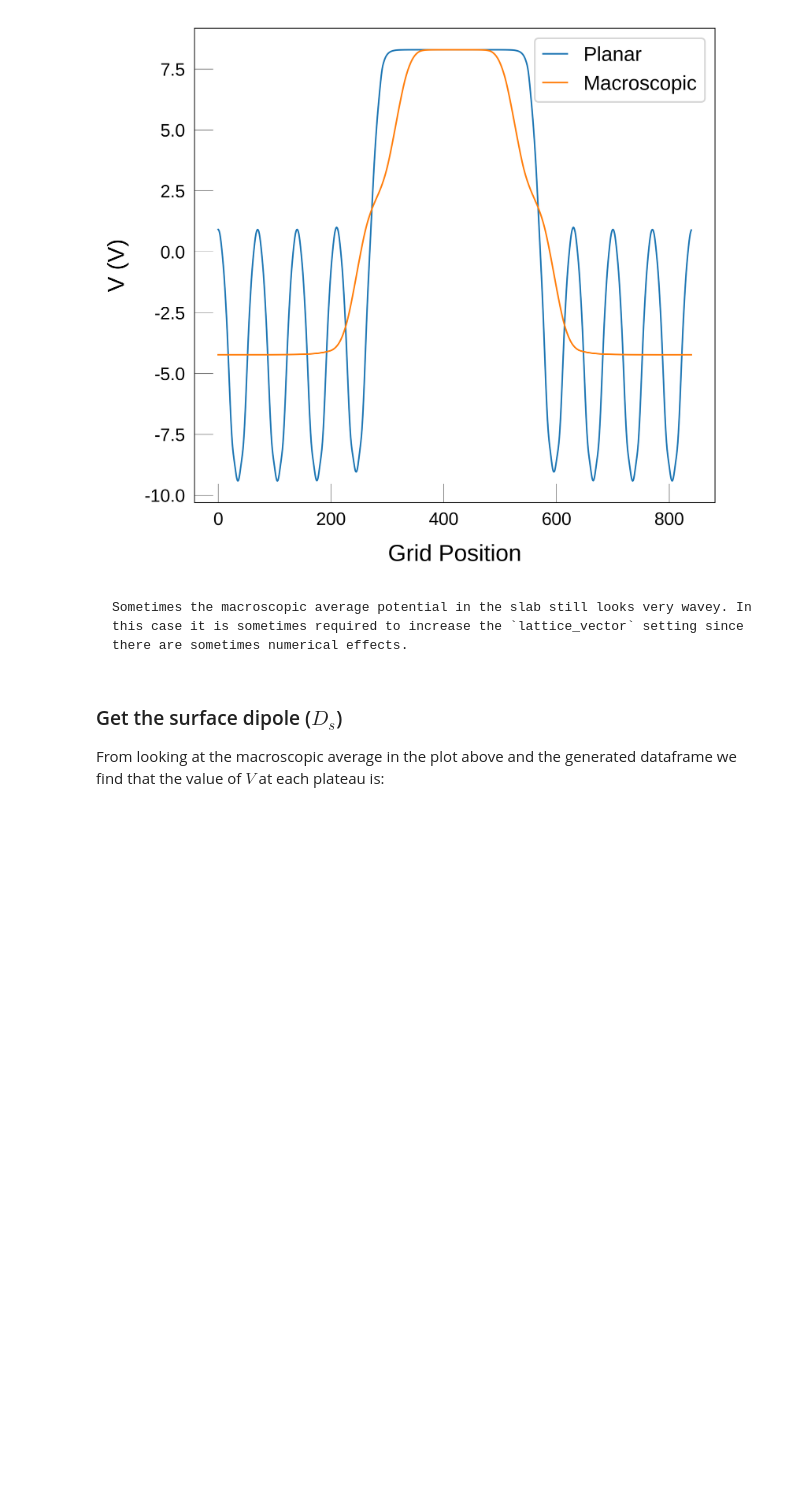
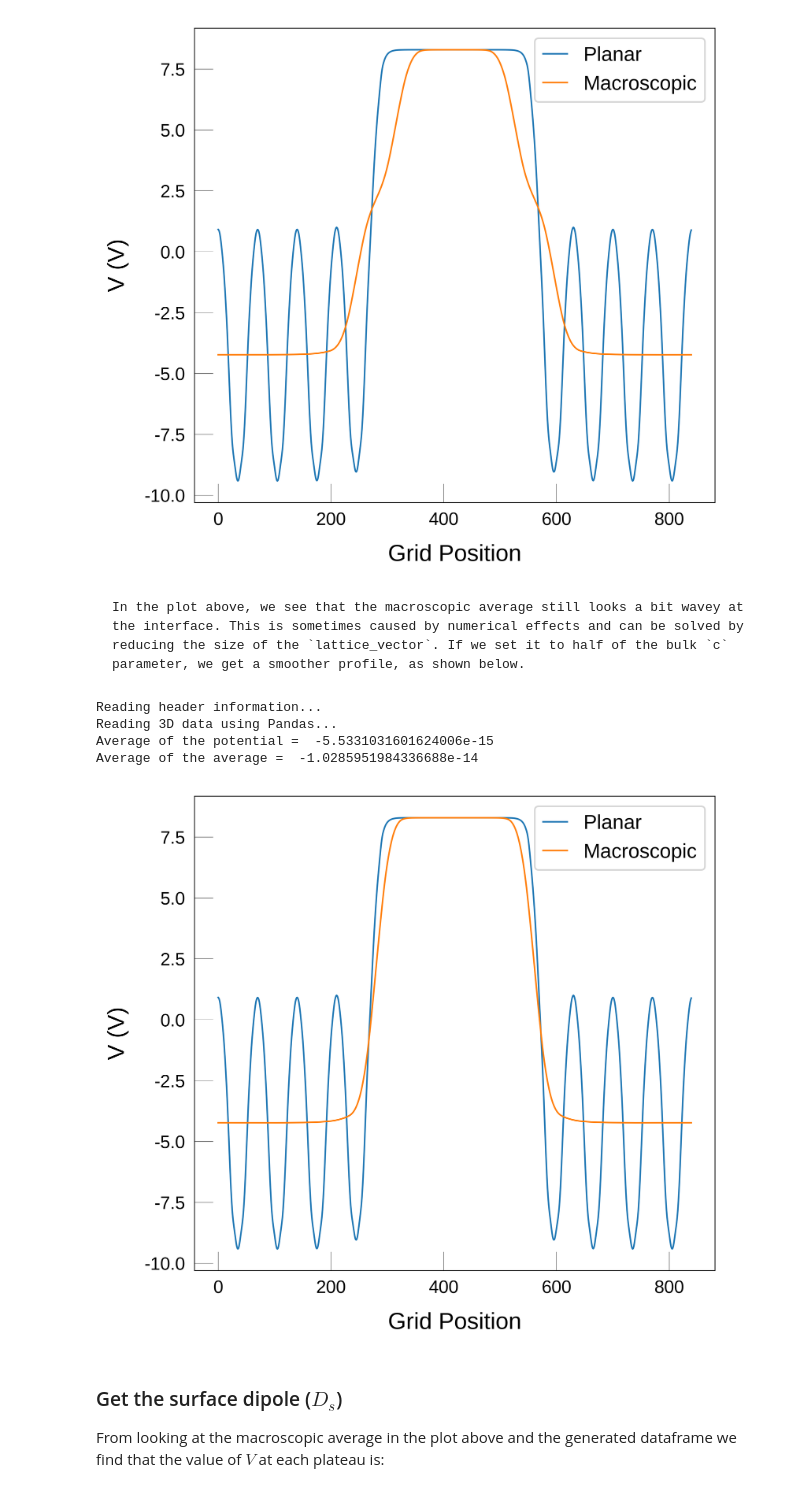
Before and after one commit to WMD-group/MacroDensity, a Jupyter notebook: docs/tutorials/Slab/SlabCalculation.ipynb, the cells around one changed output. Saved outputs shown, nothing was run; the diff lists cells and outputs as text; code cells hidden in the pictures; blank space fills up the shorter version.

````diff
--- a/docs/tutorials/Slab/SlabCalculation.ipynb
+++ b/docs/tutorials/Slab/SlabCalculation.ipynb
@@ -51,0 +66,5 @@ else:
+# %%
+from pymatgen.io.vasp.inputs import Poscar
+poscar = Poscar.from_file('Bi2O3_bulk.poscar')
+lattice_vector_c = poscar.structure.lattice.c
+print(f"c: {poscar.structure.lattice.c:0.2f} A")
@@ -69,10 +90,30 @@ Reading 3D data using Pandas...
 Average of the potential =  -5.5331031601624006e-15
 Average of the average =  -1.0827317878249145e-14
 [figure]
-# %% [markdown]
-```{tip}
-Sometimes the macroscopic average potential in the slab still looks very wavey. In this case it is sometimes required to increase the `lattice_vector` setting since there are sometimes numerical effects.
-```
+# %% [markdown]
+```{note}
+In the plot above, we see that the macroscopic average still looks a bit wavey at the interface. This is sometimes caused by numerical effects and can be solved by reducing the size of the `lattice_vector`. If we set it to half of the bulk `c` parameter, we get a smoother profile, as shown below.
+```
+# %%
+input_file = 'LOCPOT_Bi2O3.vasp'
+# The lattice_vector is the size of the periodic/repeating unit of the slab in the direction normal to the surface.
+# Typically, this is the c lattice vector of the bulk structure.
+lattice_vector = lattice_vector_c / 2
+output_file = 'planar.dat'
+
+# To perform average along the z-axis, we set axis='z'
+df, fig = md.plot_planar_average(
+    input_file=input_file,
+    output_file=output_file,
+    lattice_vector=lattice_vector,
+    axis='z', # averaging over the direction normal to the surface
+)
+# %% [output]
+Reading header information...
+Reading 3D data using Pandas...
+Average of the potential =  -5.5331031601624006e-15
+Average of the average =  -1.0285951984336688e-14
+[figure, added]
 # %% [markdown]
 ### Get the surface dipole ($D_s$)
 
````
Also changed, not shown: parts of 4 cells of this notebook, 4 other files.
